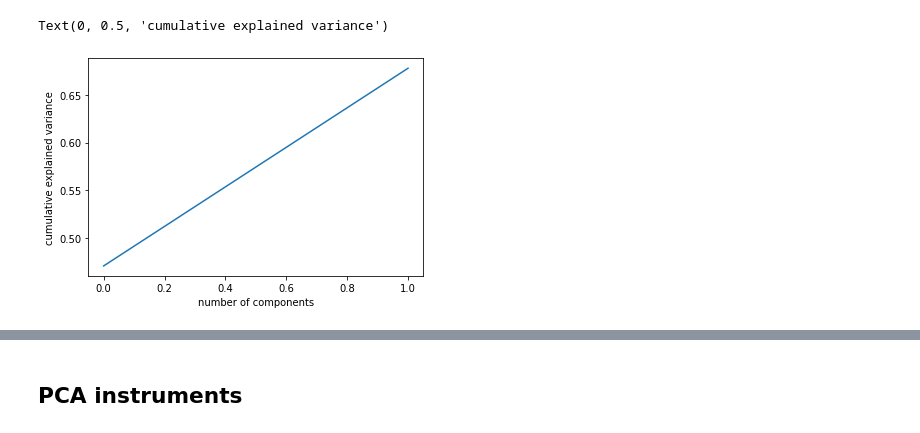
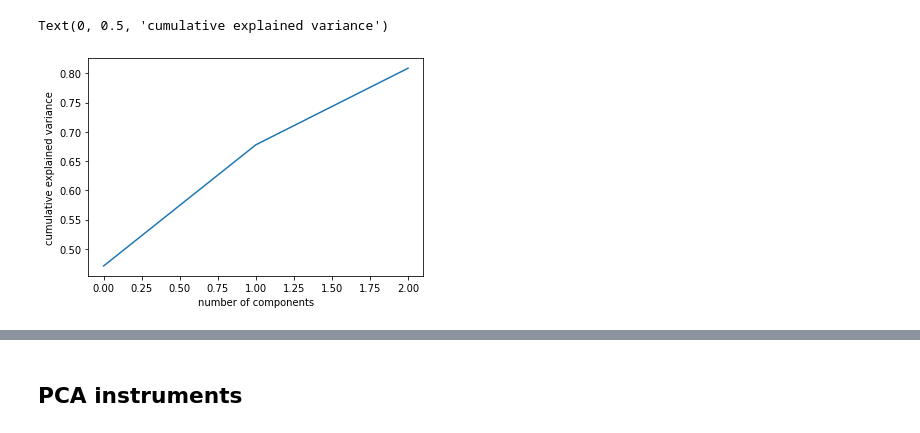
Before and after one commit to jaimeoliver1/social_capital_in_trade_networks, a Jupyter notebook: notebooks/01_gravity_pca_instrumental_variables.ipynb, the cells around one changed output, grey strips where cells are left out. Saved outputs shown, nothing was run; the diff lists cells and outputs as text; code cells hidden in the pictures.

```diff
--- a/notebooks/01_gravity_pca_instrumental_variables.ipynb
+++ b/notebooks/01_gravity_pca_instrumental_variables.ipynb
@@ -27,25 +47,25 @@ df_model_instruments = df_model.merge(df_instruments, on = ['country', 'year'],
 # %%
-n_endog = 2
+n_endog = 3
 
 pipe = Pipeline([
         ('scale', StandardScaler()),
         ('reduce_dims', PCA(n_components=n_endog))]
         )
 
 df_model_instruments[[f'pca_{i}' for i in range(n_endog)]] = pipe.fit_transform(df_model_instruments[reduced_terms_list])
 
 pipe = Pipeline([
         ('scale', StandardScaler()),
         ('reduce_dims', PCA(n_components=n_endog))]
         )
 pipe.fit(df_model_instruments[reduced_terms_list])
 
 plt.plot(np.cumsum(pipe['reduce_dims'].explained_variance_ratio_))
 plt.xlabel('number of components')
 plt.ylabel('cumulative explained variance')
 # %% [output]
 Text(0, 0.5, 'cumulative explained variance')
-[figure, old version]
+[figure, new version]
 # %%
 pca_variables = [f'pca_{i}' for i in range(n_endog)]
 
```
Also changed, not shown: parts of 8 cells of this notebook, 2 other files.
